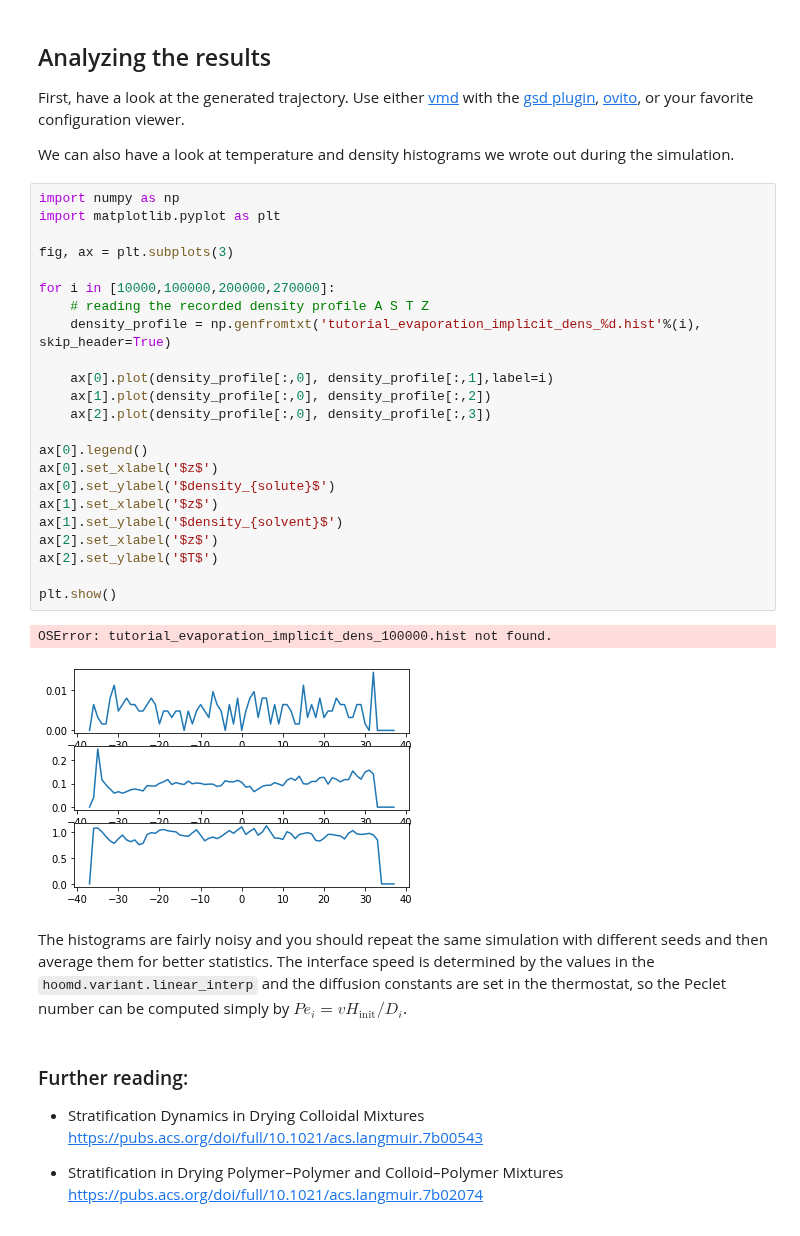
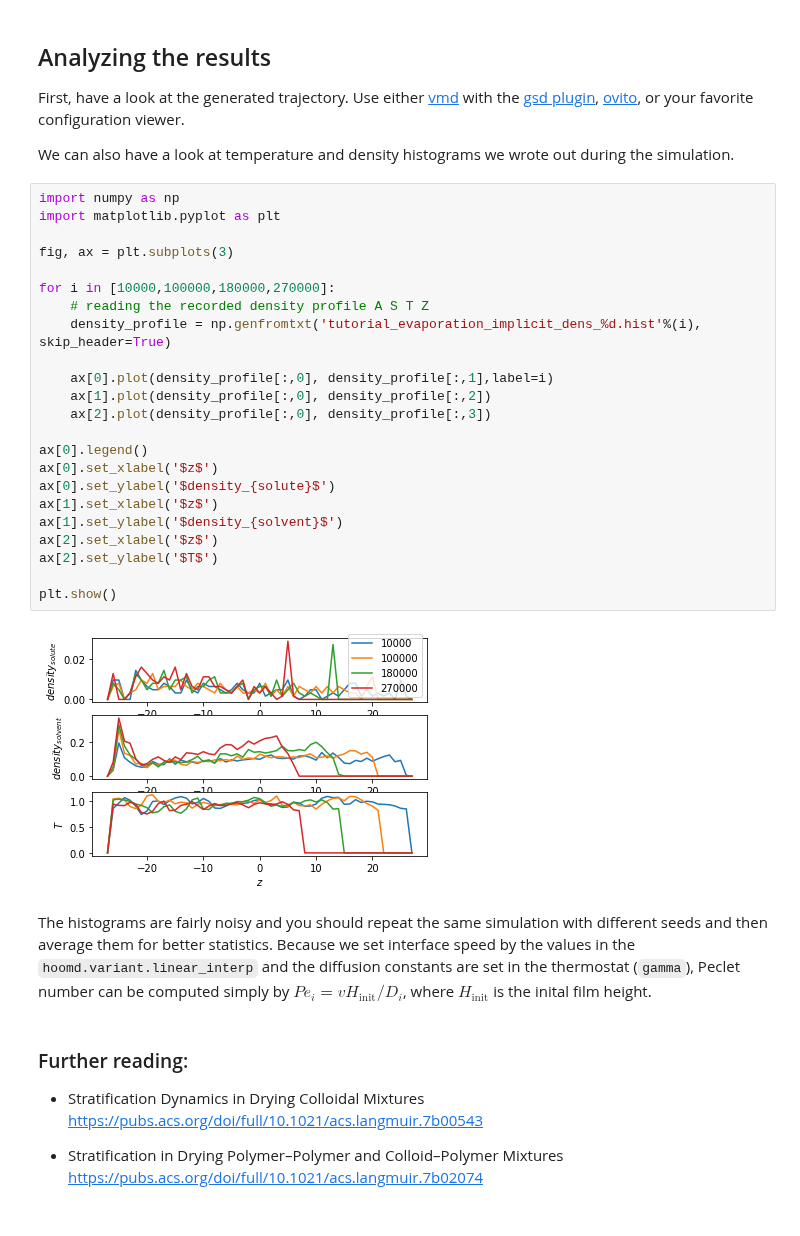
Before and after one commit to mphowardlab/azplugins, a Jupyter notebook: tutorials/02_evaporation/02_implicit_film_evaporation.ipynb, the cells around one changed output. Drawn from its saved outputs; the diff is of its cells as text.

Commit message:
Add Index, add details to evap tutorials

```diff
--- a/tutorials/02_evaporation/02_implicit_film_evaporation.ipynb
+++ b/tutorials/02_evaporation/02_implicit_film_evaporation.ipynb
@@ -200,31 +220,30 @@ We can also have a look at temperature and density histograms we wrote out durin
 # %%
 import numpy as np
 import matplotlib.pyplot as plt
 
 fig, ax = plt.subplots(3)
 
-for i in [10000,100000,200000,270000]:
+for i in [10000,100000,180000,270000]:
     # reading the recorded density profile A S T Z
     density_profile = np.genfromtxt('tutorial_evaporation_implicit_dens_%d.hist'%(i), skip_header=True)
 
     ax[0].plot(density_profile[:,0], density_profile[:,1],label=i)
     ax[1].plot(density_profile[:,0], density_profile[:,2])
     ax[2].plot(density_profile[:,0], density_profile[:,3])
 
 ax[0].legend()
 ax[0].set_xlabel('$z$')
 ax[0].set_ylabel('$density_{solute}$')
 ax[1].set_xlabel('$z$')
 ax[1].set_ylabel('$density_{solvent}$')
 ax[2].set_xlabel('$z$')
 ax[2].set_ylabel('$T$')
 
 plt.show()
 # %% [output]
-OSError: tutorial_evaporation_implicit_dens_100000.hist not found.
-[figure, old version]
+[figure, new version]
 # %% [markdown]
-The histograms are fairly noisy and you should repeat the same simulation with different seeds and then average them for better statistics. The interface speed is determined by the values in the ``hoomd.variant.linear_interp`` and the diffusion constants are set in the thermostat, so the Peclet number can be computed simply by $Pe_i = v H_\text{init}/D_i$.
+The histograms are fairly noisy and you should repeat the same simulation with different seeds and then average them for better statistics. Because we set interface speed by the values in the ``hoomd.variant.linear_interp`` and the diffusion constants are set in the thermostat (`gamma`), Peclet number can be computed simply by $Pe_i = v H_\text{init}/D_i$, where $H_\text{init}$ is the inital film height.
 # %% [markdown]
 ### Further reading:
 
```
Also changed, not shown: parts of 9 cells of this notebook, 9 other files.
